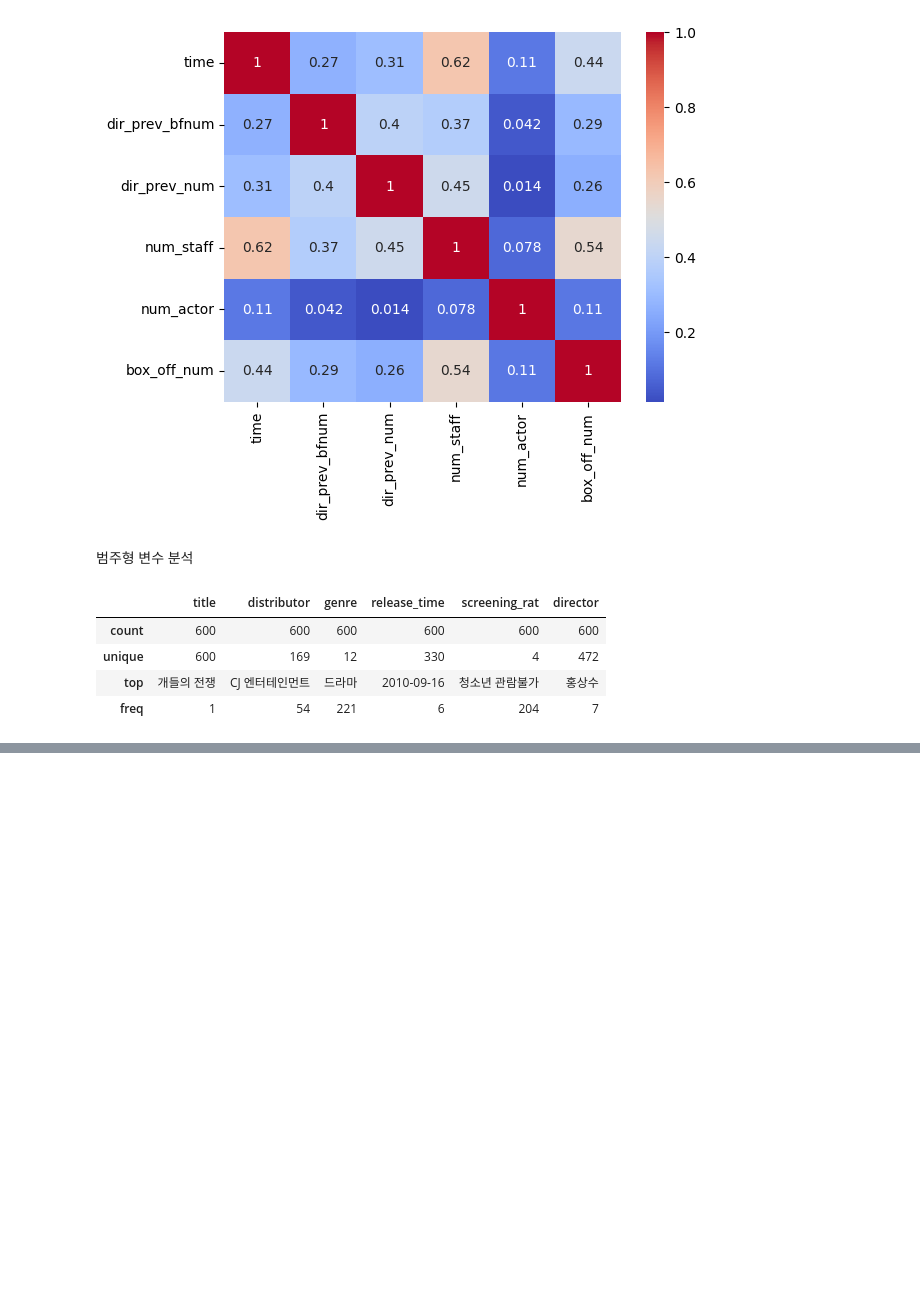
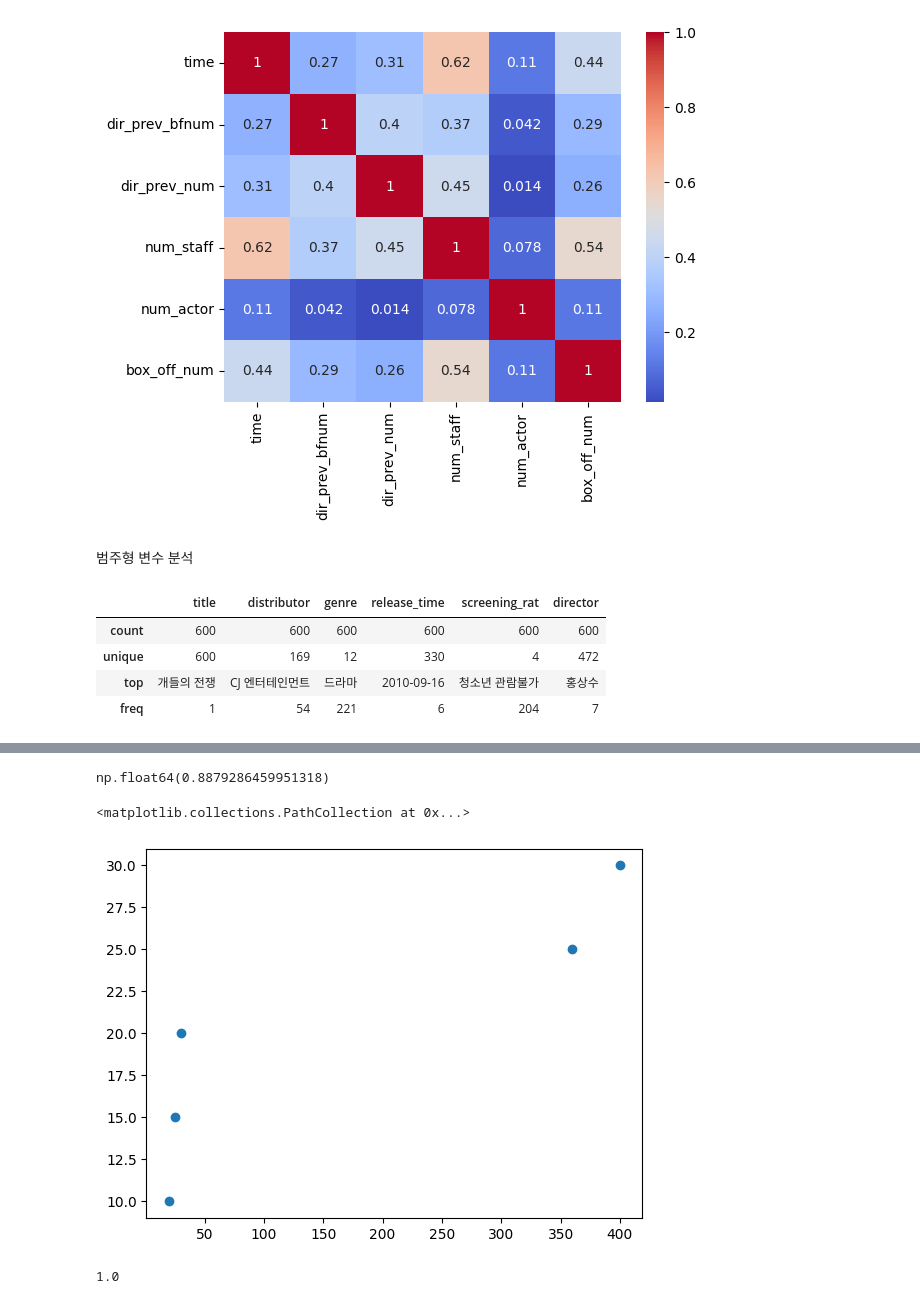
Before and after one commit to pia222sk20/python, a Jupyter notebook: EDA/movie.ipynb, the cells around one changed output, grey strips where cells are left out. Drawn from its saved outputs; the diff is of its cells as text; code cells hidden in the pictures; blank space fills up the shorter version.

```diff
--- a/EDA/movie.ipynb
+++ b/EDA/movie.ipynb
@@ -96,0 +134,46 @@ np.float64(0.6094410730461675)
+# %%
+# x(온도)  y(아이스림 판매량)
+import numpy as np
+X = np.array([20,25,30,360,400])
+y = np.array([10,15,20,25,30])
+
+x_mean = X.mean()
+y_mean = y.mean()
+# x y 편차
+x_ = X - x_mean
+y_ = y - y_mean
+# 편차 곱 합
+(x_ *  y_).sum()
+# x편차의 제곱의 합
+(x_**2).sum() , (y_**2).sum()
+# 분모
+(x_**2).sum() * (y_**2).sum()
+np.sqrt((x_**2).sum() * (y_**2).sum())
+
+
+(x_ *  y_).sum() / np.sqrt((x_**2).sum() * (y_**2).sum())
+# %% [output]
+np.float64(0.8879286459951318)
+# %%
+import matplotlib.pylab as plt
+X = np.array([20,25,30,360,400])
+y = np.array([10,15,20,25,30])
+
+plt.scatter(X,y)
+# %% [output]
+<matplotlib.collections.PathCollection at 0x...>
+[figure, added]
+# %%
+# 스피어만 상관계수
+X = np.array([20,25,30,360,400])
+y = np.array([10,15,20,25,30])
+
+rank_x = [1,2,3,4,5]
+rank_y = [1,2,3,4,5]
+# 순위차이
+di = [0,0,0,0,0]  # 모두 동일 순위
+# 분자 0
+# 1 - (0 / 5(25-1))
+1 - (0 / 5*(25-1))
+# %% [output]
+1.0
```
Also changed, not shown: parts of 3 cells of this notebook.
